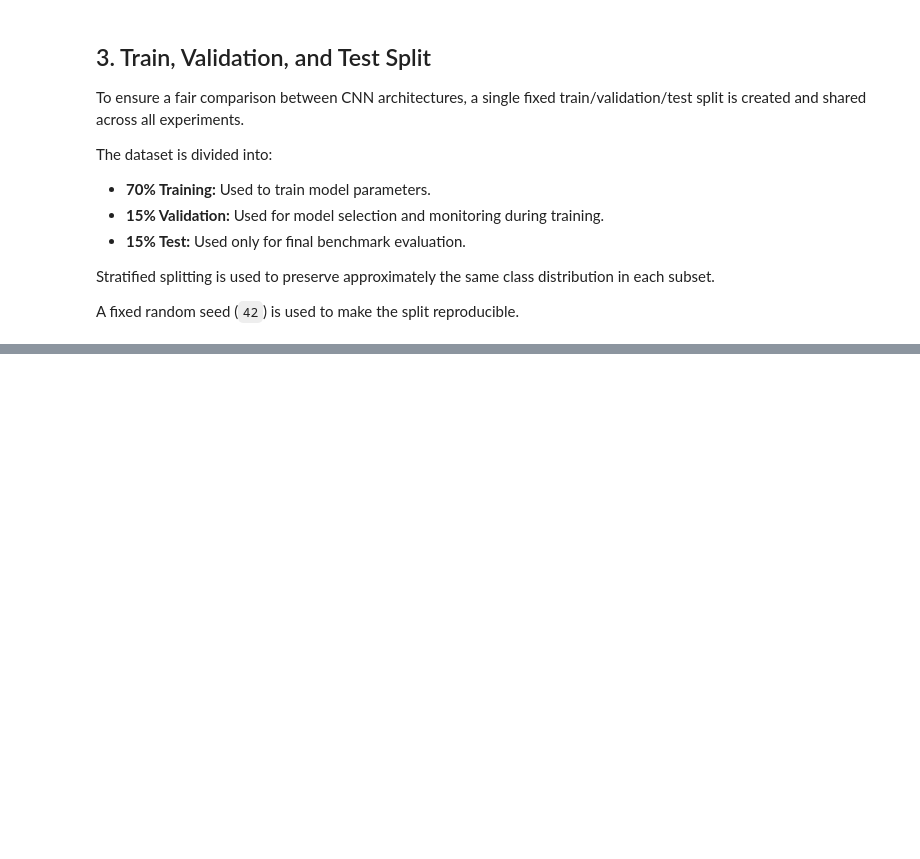
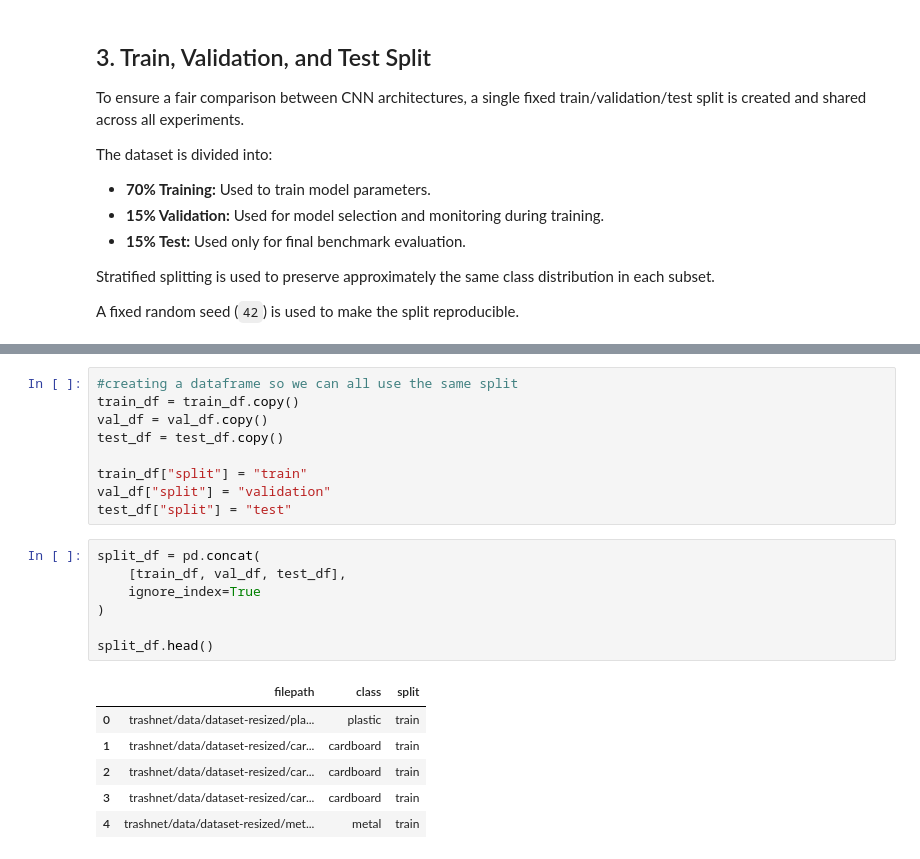
Before and after one commit to viviantothewu-web/trashnet-waste-classification, a Jupyter notebook: notebooks/01_TrashNet_EDA_and_Setup.ipynb, the cells around one changed output, grey strips where cells are left out. Cells and saved outputs as stored; diff of their text form; blank space fills up the shorter version.

```diff
--- a/notebooks/01_TrashNet_EDA_and_Setup.ipynb
+++ b/notebooks/01_TrashNet_EDA_and_Setup.ipynb
@@ -312,0 +370,23 @@ df.head()
+# %%
+#creating a dataframe so we can all use the same split
+train_df = train_df.copy()
+val_df = val_df.copy()
+test_df = test_df.copy()
+
+train_df["split"] = "train"
+val_df["split"] = "validation"
+test_df["split"] = "test"
+# %%
+split_df = pd.concat(
+    [train_df, val_df, test_df],
+    ignore_index=True
+)
+
+split_df.head()
+# %% [output]
+|  | filepath | class | split |
+| 0 | trashnet/data/dataset-resized/pla... | plastic | train |
+| 1 | trashnet/data/dataset-resized/car... | cardboard | train |
+| 2 | trashnet/data/dataset-resized/car... | cardboard | train |
+| 3 | trashnet/data/dataset-resized/car... | cardboard | train |
+| 4 | trashnet/data/dataset-resized/met... | metal | train |
```
Also changed, not shown: parts of 8 cells of this notebook.
